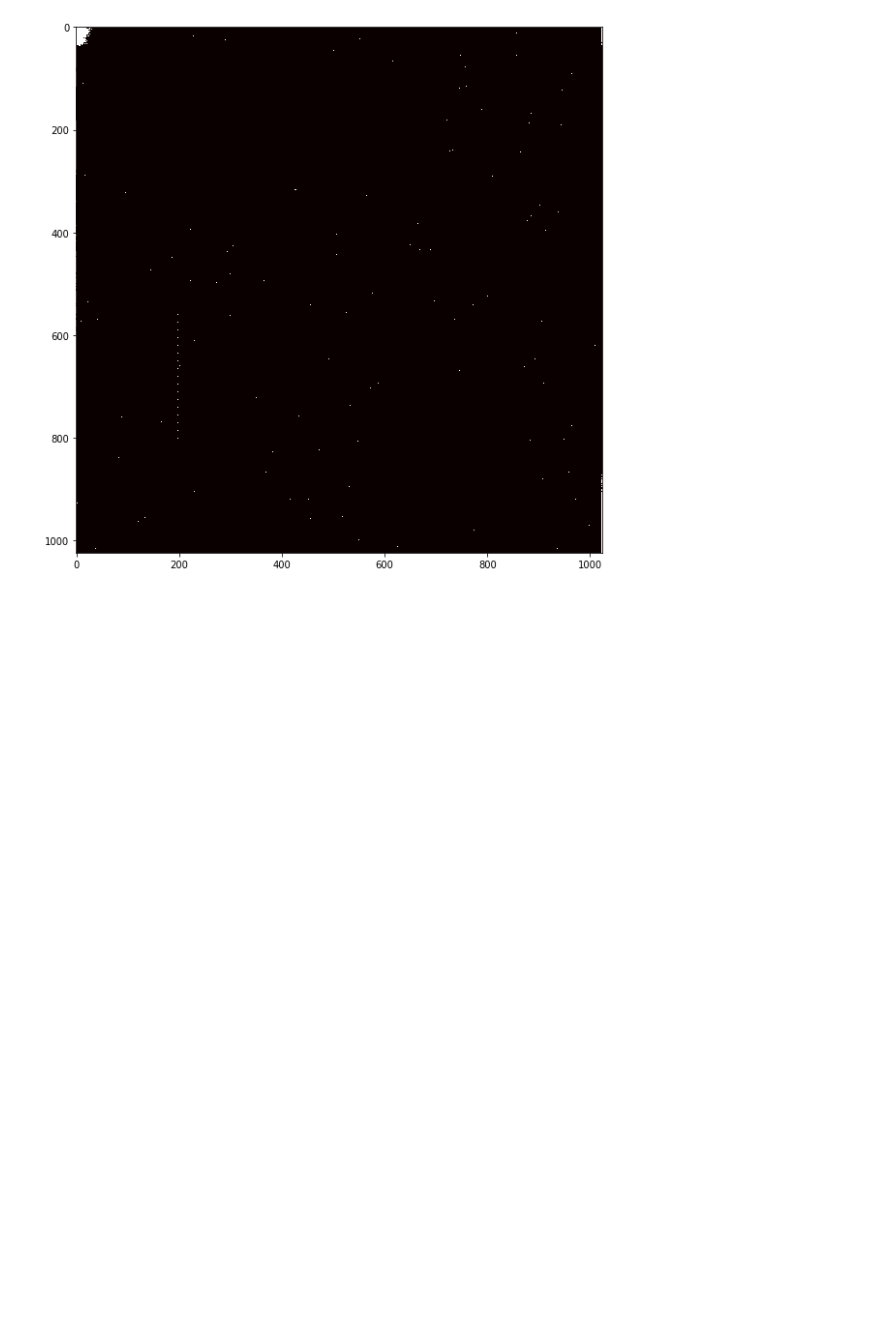
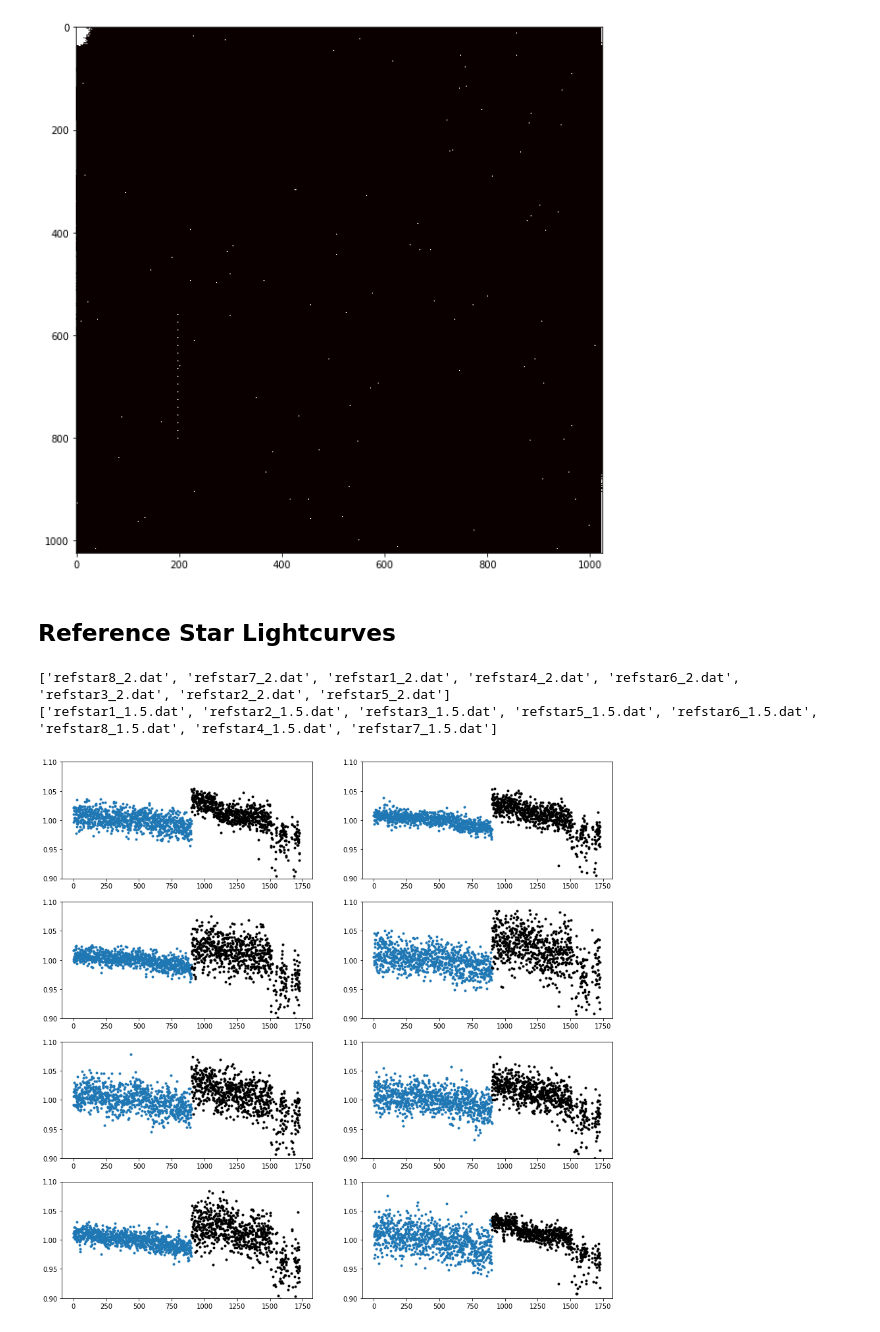
Before and after one commit to NMiklave/ast443-nyc, a Jupyter notebook: lab1/jupyter/lab1_analysis.ipynb, the cells around one changed output. Drawn from its saved outputs; the diff is of its cells as text; code cells hidden in the pictures; blank space fills up the shorter version.

Commit message:
some nice lightcurves

```diff
--- a/lab1/jupyter/lab1_analysis.ipynb
+++ b/lab1/jupyter/lab1_analysis.ipynb
@@ -165,3 +163,49 @@ plt.show()
 # %% [output]
 [figure]
 [figure]
+# %% [markdown]
+## Reference Star Lightcurves
+# %%
+files = os.listdir('../lightcurve')
+
+file_2s = [file for file in files if file[-5:-4] == str(2)]      # Grab the 2s exposure catalogs
+file_1_5s = [file for file in files if file[-5:-4] == str(5)]      # Grab the 1.5s exposure catalogs
+
+print(file_2s)
+print(file_1_5s)
+
+fig, ax = plt.subplots(4, 2, figsize=(15, 15))
+ax = ax.flatten()
+
+for i in range(len(file_2s)):
+    data = np.loadtxt('../lightcurve/{0}'.format(file_2s[i]))
+    fnum, count, sigcount = data.T
+    flux = count/2
+
+    flux_mu = np.mean(flux)
+    flux_sig = np.std(flux)
+
+    flux /= np.mean([x for x in flux if x > flux_mu-flux_sig and x < flux_mu+flux_sig])
+    sigflux = sigcount/2
+    sigflux /= np.mean([x for x in flux if x > flux_mu-flux_sig and x < flux_mu+flux_sig])
+    ax[i].plot(fnum, flux, '.')
+
+for i in range(len(file_1_5s)):
+    data = np.loadtxt('../lightcurve/{0}'.format(file_1_5s[i]))
+    fnum, count, sigcount = data.T
+    fnum += 901
+    flux = count/1.5
+
+    flux_mu = np.mean(flux)
+    flux_sig = np.std(flux)
+
+    flux /= np.mean([x for x in flux if x > flux_mu-flux_sig and x < flux_mu+flux_sig])
+    sigflux = sigcount/1.5
+    sigflux /= np.mean([x for x in flux if x > flux_mu-flux_sig and x < flux_mu+flux_sig])
+    ax[i].plot(fnum, flux, 'k.')
+
+    ax[i].set_ylim(.9, 1.1)
+# %% [output]
+['refstar8_2.dat', 'refstar7_2.dat', 'refstar1_2.dat', 'refstar4_2.dat', 'refstar6_2.dat', 'refstar3_2.dat', 'refstar2_2.dat', 'refstar5_2.dat']
+['refstar1_1.5.dat', 'refstar2_1.5.dat', 'refstar3_1.5.dat', 'refstar5_1.5.dat', 'refstar6_1.5.dat', 'refstar8_1.5.dat', 'refstar4_1.5.dat', 'refstar7_1.5.dat']
+[figure, added]
```
Also changed, not shown: parts of 2 cells of this notebook, 2 other files.
